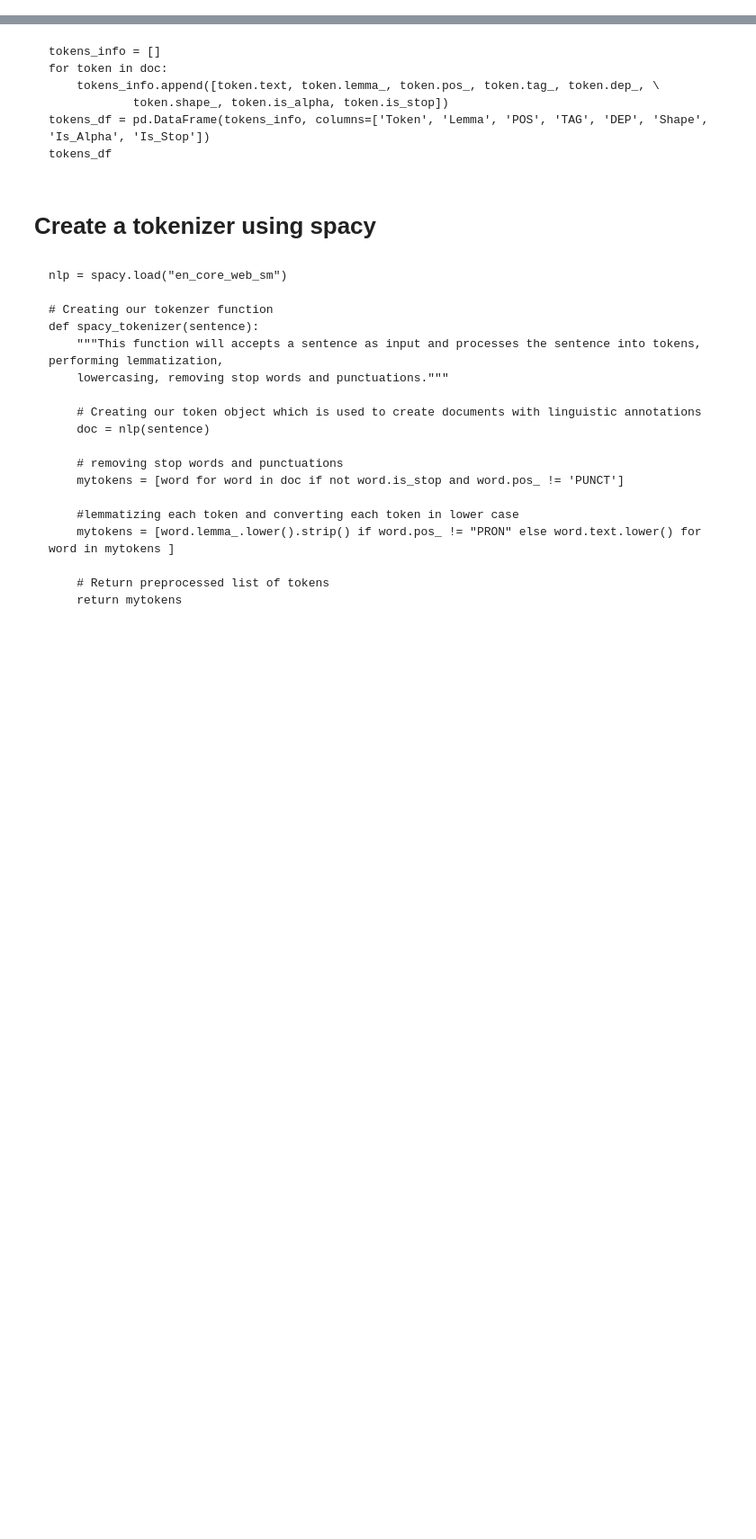
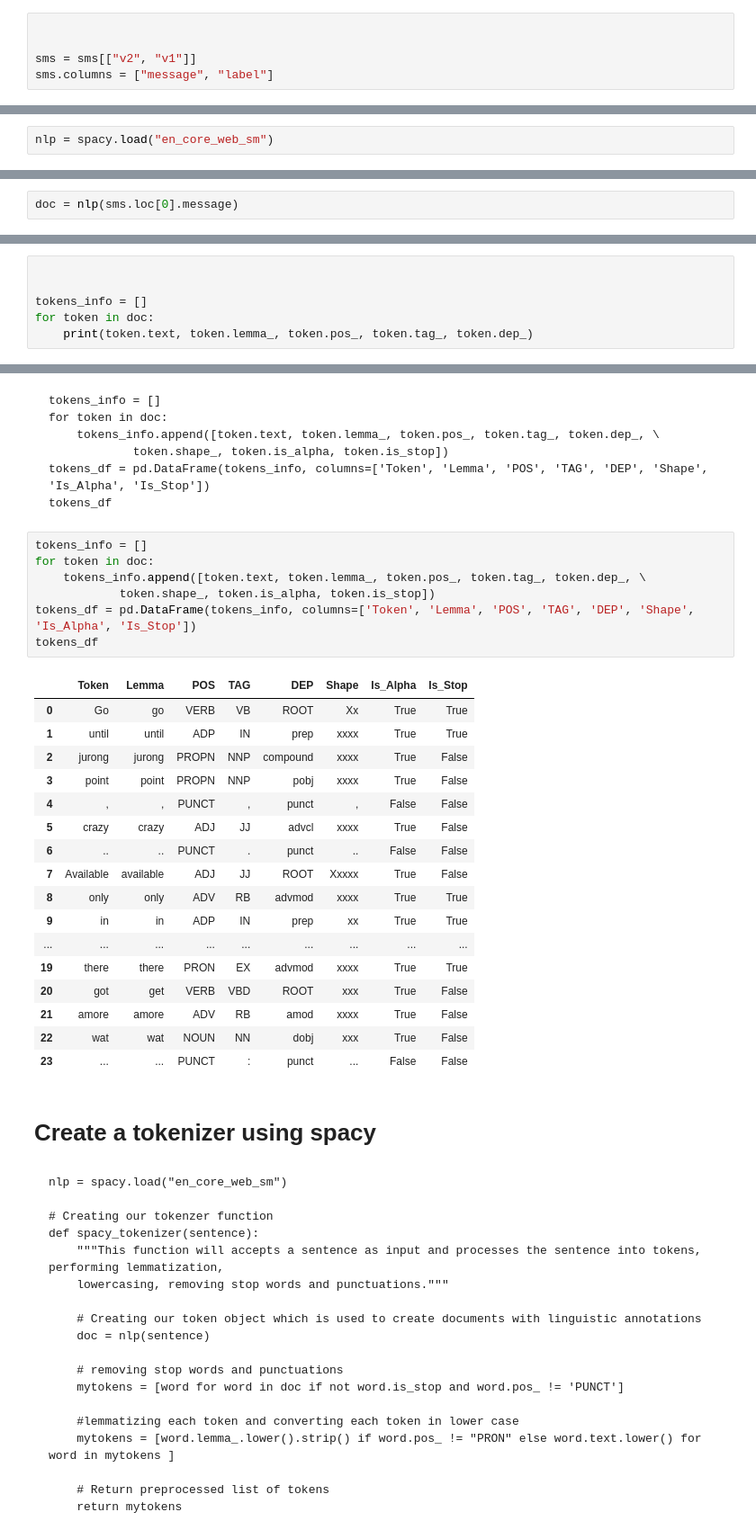
Before and after one commit to dornercr/INFO371, a Jupyter notebook: INFO371_week6_7_Text_Representation_allMarkdown.ipynb, the cells around one changed output, grey strips where cells are left out. Shown at 90% size. Drawn from its saved outputs; the diff is of its cells as text; blank space fills up the shorter version.

````diff
--- a/INFO371_week6_7_Text_Representation_allMarkdown.ipynb
+++ b/INFO371_week6_7_Text_Representation_allMarkdown.ipynb
@@ -36,6 +60,11 @@ sms.shape
 sms = sms[["v2", "v1"]]
 sms.columns = ["message", "label"]
 ```
+# %%
+
+
+sms = sms[["v2", "v1"]]
+sms.columns = ["message", "label"]
 # %% [markdown]
 ```
 sms.shape
@@ -77,10 +143,14 @@ sms.label.value_counts() / len(sms)
 ```
 nlp = spacy.load("en_core_web_sm")
 ```
+# %%
+nlp = spacy.load("en_core_web_sm")
 # %% [markdown]
 ```
 doc = nlp(sms.loc[0].message)
 ```
+# %%
+doc = nlp(sms.loc[0].message)
 # %% [markdown]
 ```
 sms.loc[0].message
@@ -91,3 +165,9 @@ tokens_info = []
 for token in doc:
     print(token.text, token.lemma_, token.pos_, token.tag_, token.dep_)
 ```
+# %%
+
+
+tokens_info = []
+for token in doc:
+    print(token.text, token.lemma_, token.pos_, token.tag_, token.dep_)
@@ -100,6 +198,31 @@ for token in doc:
 tokens_df = pd.DataFrame(tokens_info, columns=['Token', 'Lemma', 'POS', 'TAG', 'DEP', 'Shape', 'Is_Alpha', 'Is_Stop'])
 tokens_df
 ```
+# %%
+tokens_info = []
+for token in doc:
+    tokens_info.append([token.text, token.lemma_, token.pos_, token.tag_, token.dep_, \
+            token.shape_, token.is_alpha, token.is_stop])
+tokens_df = pd.DataFrame(tokens_info, columns=['Token', 'Lemma', 'POS', 'TAG', 'DEP', 'Shape', 'Is_Alpha', 'Is_Stop'])
+tokens_df
+# %% [output]
+|  | Token | Lemma | POS | TAG | DEP | Shape | Is_Alpha | Is_Stop |
+| 0 | Go | go | VERB | VB | ROOT | Xx | True | True |
+| 1 | until | until | ADP | IN | prep | xxxx | True | True |
+| 2 | jurong | jurong | PROPN | NNP | compound | xxxx | True | False |
+| 3 | point | point | PROPN | NNP | pobj | xxxx | True | False |
+| 4 | , | , | PUNCT | , | punct | , | False | False |
+| 5 | crazy | crazy | ADJ | JJ | advcl | xxxx | True | False |
+| 6 | .. | .. | PUNCT | . | punct | .. | False | False |
+| 7 | Available | available | ADJ | JJ | ROOT | Xxxxx | True | False |
+| 8 | only | only | ADV | RB | advmod | xxxx | True | True |
+| 9 | in | in | ADP | IN | prep | xx | True | True |
+| ... | ... | ... | ... | ... | ... | ... | ... | ... |
+| 19 | there | there | PRON | EX | advmod | xxxx | True | True |
+| 20 | got | get | VERB | VBD | ROOT | xxx | True | False |
+| 21 | amore | amore | ADV | RB | amod | xxxx | True | False |
+| 22 | wat | wat | NOUN | NN | dobj | xxx | True | False |
+| 23 | ... | ... | PUNCT | : | punct | ... | False | False |
 # %% [markdown]
 # Create a tokenizer using spacy
 # %% [markdown]
````
Also changed, not shown: parts of 19 cells of this notebook.
